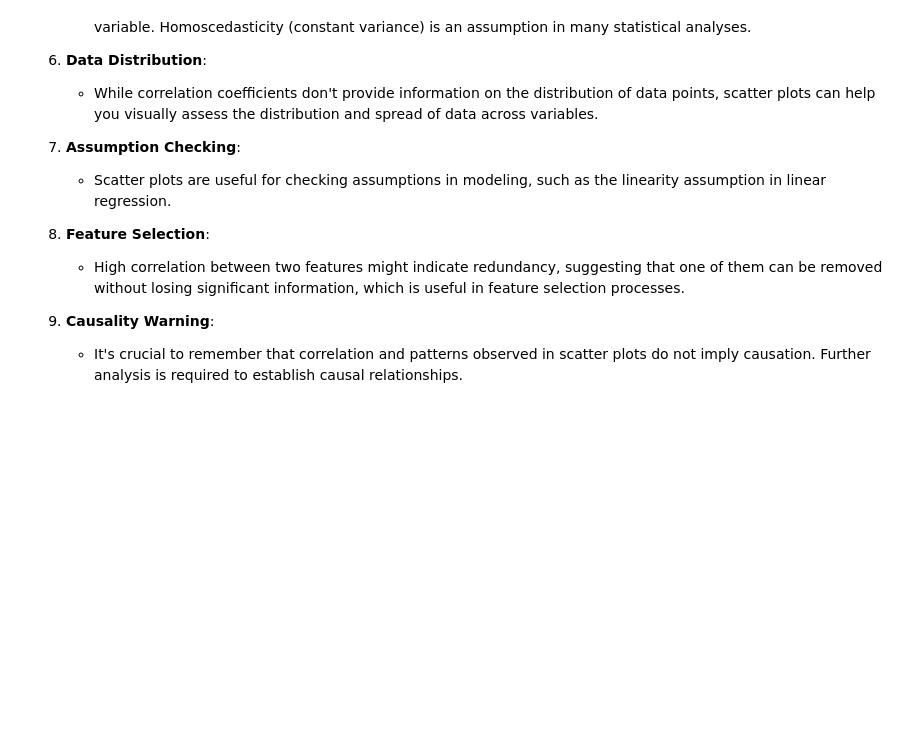
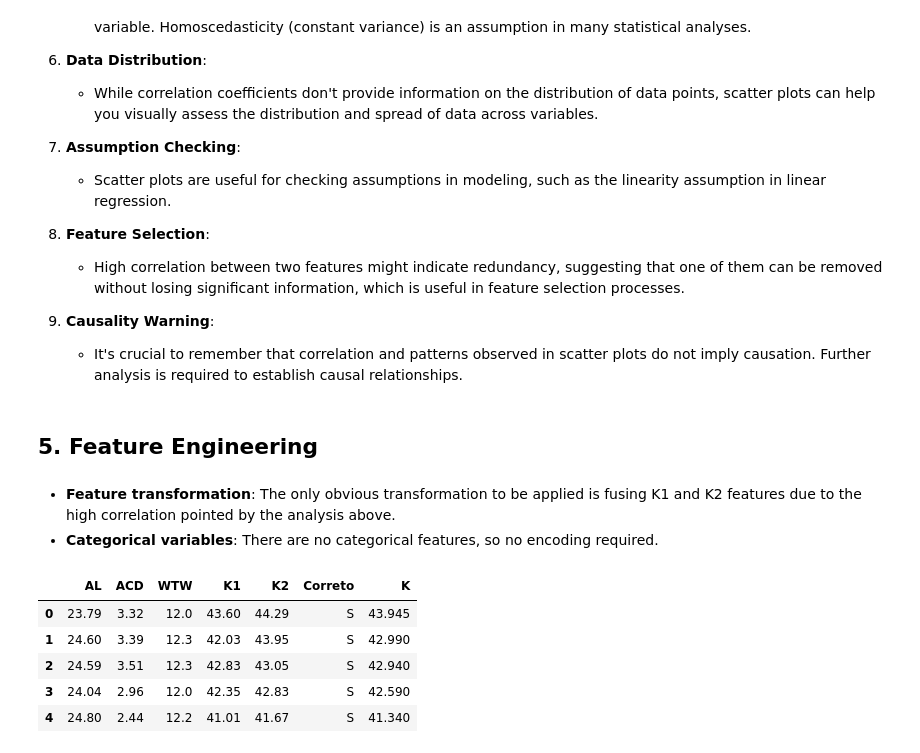
Before and after one commit to vitalwarley/PPGI038, a Jupyter notebook: main.ipynb, the cells around one changed output. Saved outputs shown, nothing was run; the diff lists cells and outputs as text; code cells hidden in the pictures; blank space fills up the shorter version.

Commit message:
Add feature engineering section

```diff
--- a/main.ipynb
+++ b/main.ipynb
@@ -215,3 +215,19 @@ Correlation and scatter plot analysis between features in a dataset can teach yo
 
 9. **Causality Warning**:
    - It's crucial to remember that correlation and patterns observed in scatter plots do not imply causation. Further analysis is required to establish causal relationships.
+# %% [markdown]
+## 5. Feature Engineering
+# %% [markdown]
+- **Feature transformation**: The only obvious transformation to be applied is fusing K1 and K2 features due to the high correlation pointed by the analysis above.
+- **Categorical variables**: There are no categorical features, so no encoding required.
+# %%
+# Fusing K1 and K2
+data["K"] = (data["K1"] + data["K2"])/2
+data.head()
+# %% [output]
+|  | AL | ACD | WTW | K1 | K2 | Correto | K |
+| 0 | 23.79 | 3.32 | 12.0 | 43.60 | 44.29 | S | 43.945 |
+| 1 | 24.60 | 3.39 | 12.3 | 42.03 | 43.95 | S | 42.990 |
+| 2 | 24.59 | 3.51 | 12.3 | 42.83 | 43.05 | S | 42.940 |
+| 3 | 24.04 | 2.96 | 12.0 | 42.35 | 42.83 | S | 42.590 |
+| 4 | 24.80 | 2.44 | 12.2 | 41.01 | 41.67 | S | 41.340 |
```
Also changed, not shown: parts of 1 cell of this notebook.
